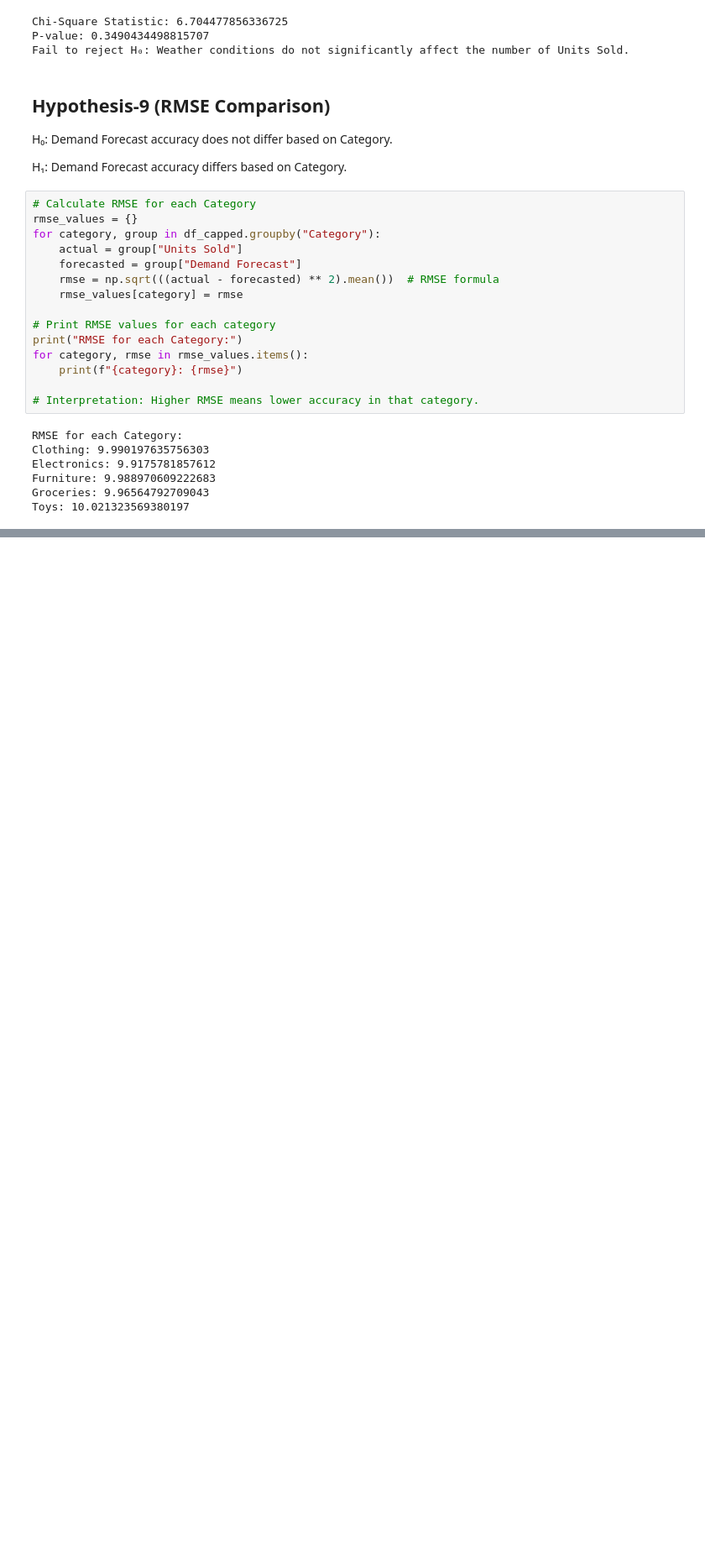
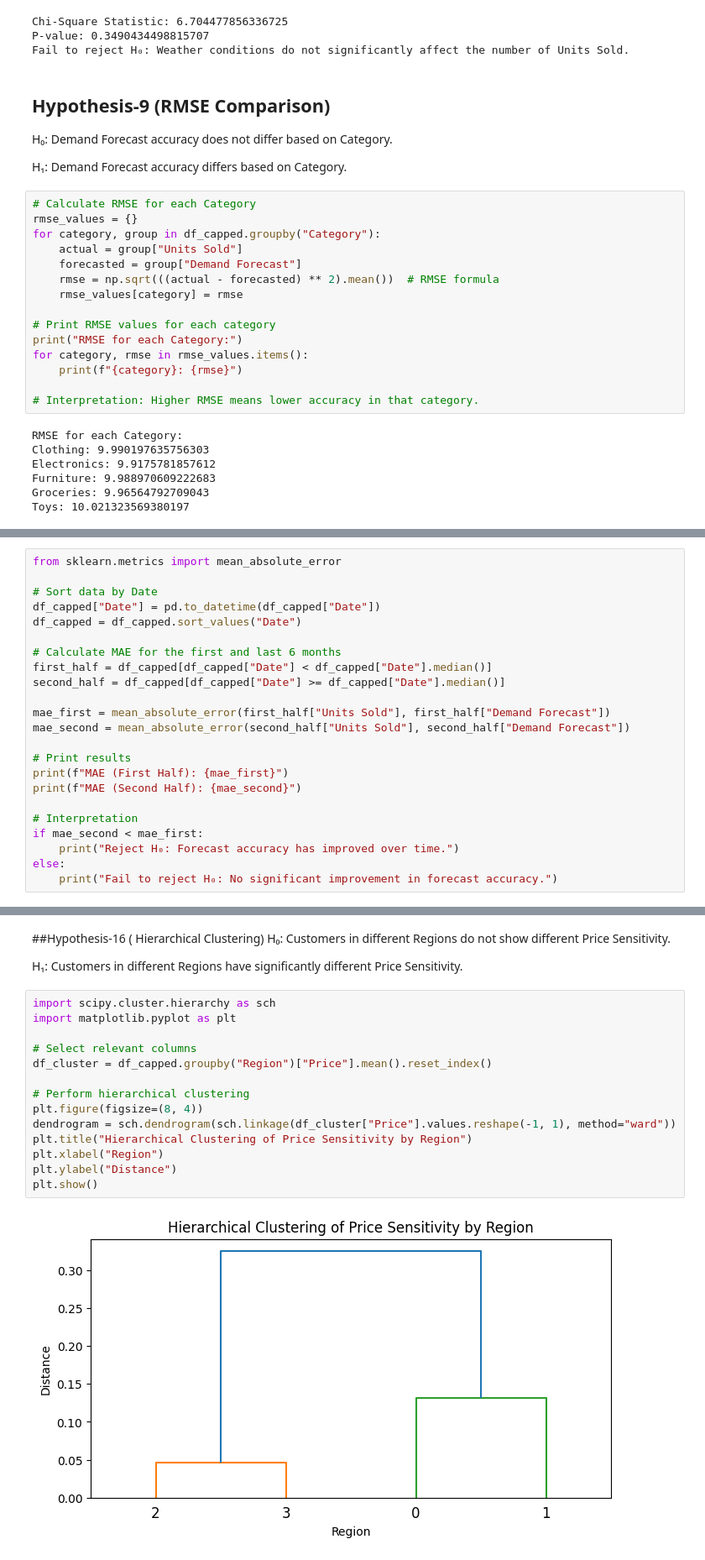
Before and after one commit to sanjana514/Research_Paper, a Jupyter notebook: Hypothesis_Part_Only.ipynb, the cells around one changed output, grey strips where cells are left out. Shown at 84% size. Cells and saved outputs as stored; diff of their text form; blank space fills up the shorter version.

```diff
--- a/Hypothesis_Part_Only.ipynb
+++ b/Hypothesis_Part_Only.ipynb
@@ -392,0 +543,23 @@ Toys: 10.021323569380197
+# %%
+from sklearn.metrics import mean_absolute_error
+
+# Sort data by Date
+df_capped["Date"] = pd.to_datetime(df_capped["Date"])
+df_capped = df_capped.sort_values("Date")
+
+# Calculate MAE for the first and last 6 months
+first_half = df_capped[df_capped["Date"] < df_capped["Date"].median()]
+second_half = df_capped[df_capped["Date"] >= df_capped["Date"].median()]
+
+mae_first = mean_absolute_error(first_half["Units Sold"], first_half["Demand Forecast"])
+mae_second = mean_absolute_error(second_half["Units Sold"], second_half["Demand Forecast"])
+
+# Print results
+print(f"MAE (First Half): {mae_first}")
+print(f"MAE (Second Half): {mae_second}")
+
+# Interpretation
+if mae_second < mae_first:
+    print("Reject H₀: Forecast accuracy has improved over time.")
+else:
+    print("Fail to reject H₀: No significant improvement in forecast accuracy.")
@@ -392,0 +570,21 @@ Toys: 10.021323569380197
+# %% [markdown]
+##Hypothesis-16 ( Hierarchical Clustering)
+H₀: Customers in different Regions do not show different Price Sensitivity.
+
+H₁: Customers in different Regions have significantly different Price Sensitivity.
+# %%
+import scipy.cluster.hierarchy as sch
+import matplotlib.pyplot as plt
+
+# Select relevant columns
+df_cluster = df_capped.groupby("Region")["Price"].mean().reset_index()
+
+# Perform hierarchical clustering
+plt.figure(figsize=(8, 4))
+dendrogram = sch.dendrogram(sch.linkage(df_cluster["Price"].values.reshape(-1, 1), method="ward"))
+plt.title("Hierarchical Clustering of Price Sensitivity by Region")
+plt.xlabel("Region")
+plt.ylabel("Distance")
+plt.show()
+# %% [output]
+[figure, added]
```
Also changed, not shown: parts of 19 cells of this notebook.
